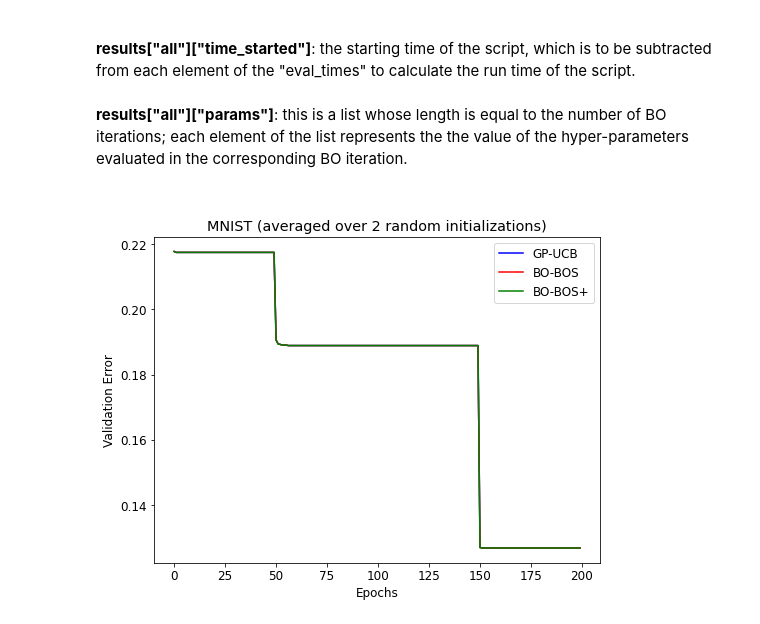
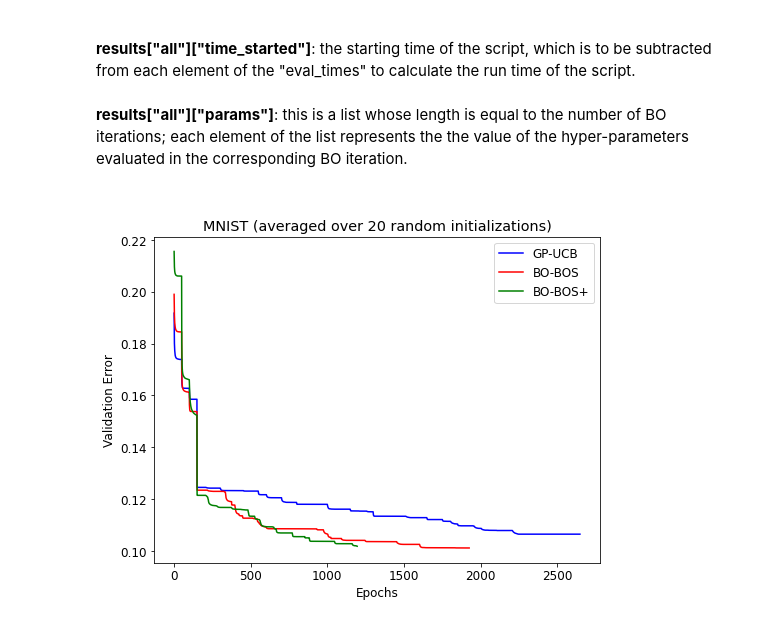
Before and after one commit to jason-yoo-108/bobos-plus, a Jupyter notebook: analyze_results.ipynb, the cells around one changed output. Saved outputs shown, nothing was run; the diff lists cells and outputs as text; code cells hidden in the pictures.

```diff
--- a/analyze_results.ipynb
+++ b/analyze_results.ipynb
@@ -3,10 +3,10 @@ import numpy as np
 import pickle
 import matplotlib.pyplot as plt
 
-name = 'alpha'
+name = 'mnist'
 task = 'mnist'
 run_iter = 1
-repeats = 2
+repeats = 20
 bo_path = f"saved_results/{name}/bo_{task}_{run_iter}.p"
 bobos_path = f"saved_results/{name}/bobos_{task}_{run_iter}.p"
 bobosplus_path = f"saved_results/{name}/bobos+_{task}_{run_iter}.p"
@@ -62,20 +62,22 @@ plt.show()
 **results["all"]["params"]**: this is a list whose length is equal to the number of BO iterations; each element of the list represents the the value of the hyper-parameters evaluated in the corresponding BO iteration. <br> <br>
 # %%
 
-min_len = 1e4 # get the minimum length among all runs, for visualization
+min_len_bo = 1e4 # get the minimum length among all runs, for visualization
+min_len_bobos = 1e4 # get the minimum length among all runs, for visualization
+min_len_bobosplus = 1e4 # get the minimum length among all runs, for visualization
 
 epoch_values_bo = []
 epoch_values_bobos = []
 epoch_values_bobosplus = []
-for run_iter in np.arange(1, repeats):
+for run_iter in np.arange(1, repeats+1):
     # load BO runs
     bo = pickle.load(open(f"saved_results/{name}/bo_{task}_{run_iter}.p", "rb"))
     epoch_values = bo["all"]["epoch_values"]
     conc_epoch_values = [e for epoch in epoch_values for e in epoch]
     conc_epoch_values_cum = 1.0 - np.maximum.accumulate(conc_epoch_values)
 
-    if len(conc_epoch_values_cum) < min_len:
-        min_len = len(conc_epoch_values_cum)
+    if len(conc_epoch_values_cum) < min_len_bo:
+        min_len_bo = len(conc_epoch_values_cum)
     epoch_values_bo.append(conc_epoch_values_cum)
 
     # load BOBOS runs
@@ -84,8 +86,8 @@ for run_iter in np.arange(1, repeats):
     conc_epoch_values = [e for epoch in epoch_values for e in epoch]
     conc_epoch_values_cum = 1.0 - np.maximum.accumulate(conc_epoch_values)
 
-    if len(conc_epoch_values_cum) < min_len:
-        min_len = len(conc_epoch_values_cum)
+    if len(conc_epoch_values_cum) < min_len_bobos:
+        min_len_bobos = len(conc_epoch_values_cum)
     epoch_values_bobos.append(conc_epoch_values_cum)
 
     # load BOBOS+ runs
@@ -94,34 +96,36 @@ for run_iter in np.arange(1, repeats):
     conc_epoch_values = [e for epoch in epoch_values for e in epoch]
     conc_epoch_values_cum = 1.0 - np.maximum.accumulate(conc_epoch_values)
 
-    if len(conc_epoch_values_cum) < min_len:
-        min_len = len(conc_epoch_values_cum)
+    if len(conc_epoch_values_cum) < min_len_bobosplus:
+        min_len_bobosplus = len(conc_epoch_values_cum)
     epoch_values_bobosplus.append(conc_epoch_values_cum)
 # %%
+# TMP: Override min_len for all methods by the the smallest of them all
+min_len_bo, min_len_bobos, min_len_bobosplus = min_len_bobosplus, min_len_bobosplus, min_len_bobosplus
 
-epochs_bo_trunc = np.array([epochs[:min_len] for epochs in epoch_values_bo])
+epochs_bo_trunc = np.array([epochs[:min_len_bo] for epochs in epoch_values_bo])
 epochs_bo_trunc_mean = np.mean(epochs_bo_trunc, axis=0)
 
-epochs_bobos_trunc = np.array([epochs[:min_len] for epochs in epoch_values_bobos])
+epochs_bobos_trunc = np.array([epochs[:min_len_bobos] for epochs in epoch_values_bobos])
 epochs_bobos_trunc_mean = np.mean(epochs_bobos_trunc, axis=0)
 
-epochs_bobosplus_trunc = np.array([epochs[:min_len] for epochs in epoch_values_bobosplus])
+epochs_bobosplus_trunc = np.array([epochs[:min_len_bobosplus] for epochs in epoch_values_bobosplus])
 epochs_bobosplus_trunc_mean = np.mean(epochs_bobosplus_trunc, axis=0)
 
 plt.rc('font', family='sans-serif', size=12)
 plt.figure(figsize=(8, 6))
 plt.plot(epochs_bo_trunc_mean, color='b')
 plt.plot(epochs_bobos_trunc_mean, color='r')
 plt.plot(epochs_bobosplus_trunc_mean, color='g')
 plt.title(f"MNIST (averaged over {repeats} random initializations)")
 plt.xlabel("Epochs")
 plt.ylabel("Validation Error")
 
 axes = plt.gca()
 # axes.set_xlim([1, 30])
 # axes.set_ylim([0.07, 0.3])
 
 plt.legend(("GP-UCB", "BO-BOS", "BO-BOS+"))
 plt.show()
 # %% [output]
-[figure, old version]
+[figure, new version]
```
Also changed, not shown: parts of 2 cells of this notebook.
